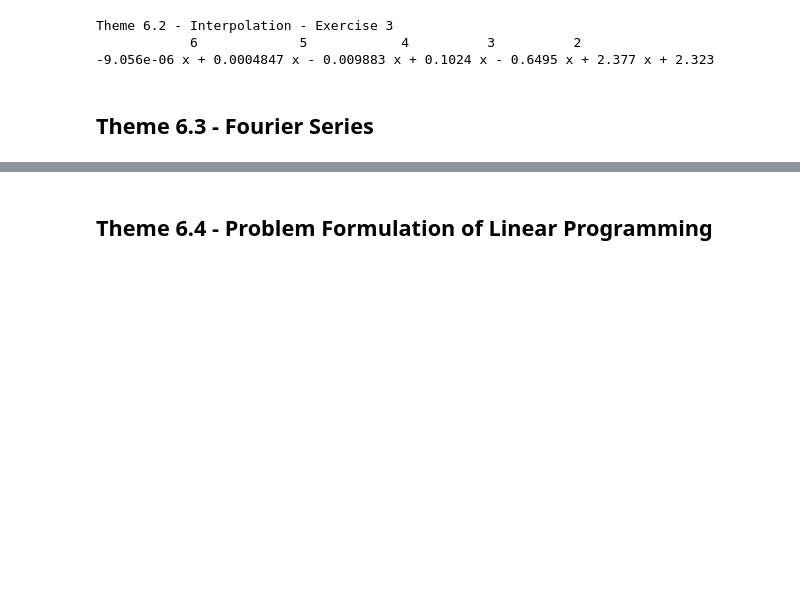
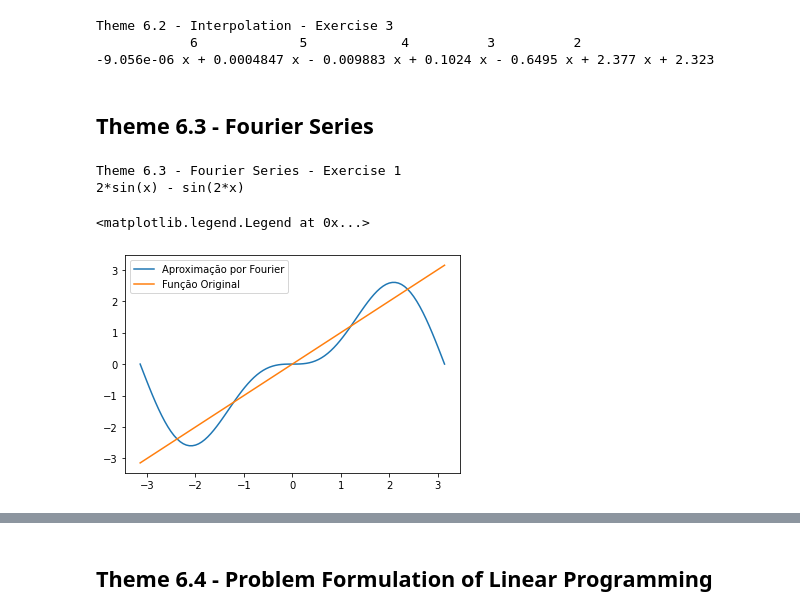
Before and after one commit to edilsonolegario/edilsonolegario, a Jupyter notebook: Ferramentas_Matemáticas_Aplicadas.ipynb, the cells around one changed output, grey strips where cells are left out. Drawn from its saved outputs; the diff is of its cells as text; code cells hidden in the pictures; blank space fills up the shorter version.

```diff
--- a/Ferramentas_Matemáticas_Aplicadas.ipynb
+++ b/Ferramentas_Matemáticas_Aplicadas.ipynb
@@ -1846,3 +1851,30 @@ Theme 6.2 - Interpolation - Exercise 3
 -9.056e-06 x + 0.0004847 x - 0.009883 x + 0.1024 x - 0.6495 x + 2.377 x + 2.323
 # %% [markdown]
 ## Theme 6.3 - Fourier Series
+# %%
+# Theme 6.3 - Fourier Series
+
+"""
+Obtenha, por meio de s[erie de Fourier, aproximações para a função u=x utilizando 2, 3 e 4 termos da série. Faça os respectivos gráficos.
+"""
+print('Theme 6.3 - Fourier Series - Exercise 1')
+from sympy import*
+x,f=symbols('x f')
+init_printing()
+f=x
+s=fourier_series(f, (x, -pi, pi))
+Fourier=s.truncate(2) # Termos
+print(Fourier)
+
+import matplotlib.pyplot as plt
+import numpy as np
+x=np.linspace(-np.pi, np.pi, 100)
+f=x
+y=2*np.sin(x)-np.sin(2*x)
+plt.plot(x,y,x,f)
+plt.legend(['Aproximação por Fourier', 'Função Original'], loc=2)
+# %% [output]
+Theme 6.3 - Fourier Series - Exercise 1
+2*sin(x) - sin(2*x)
+<matplotlib.legend.Legend at 0x...>
+[figure, added]
```
Also changed, not shown: parts of 28 cells of this notebook.
